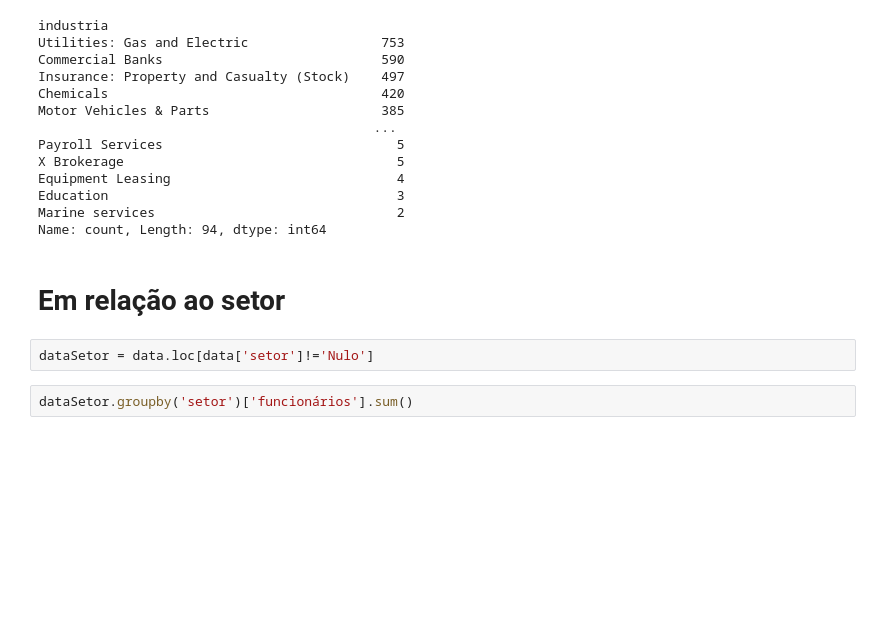
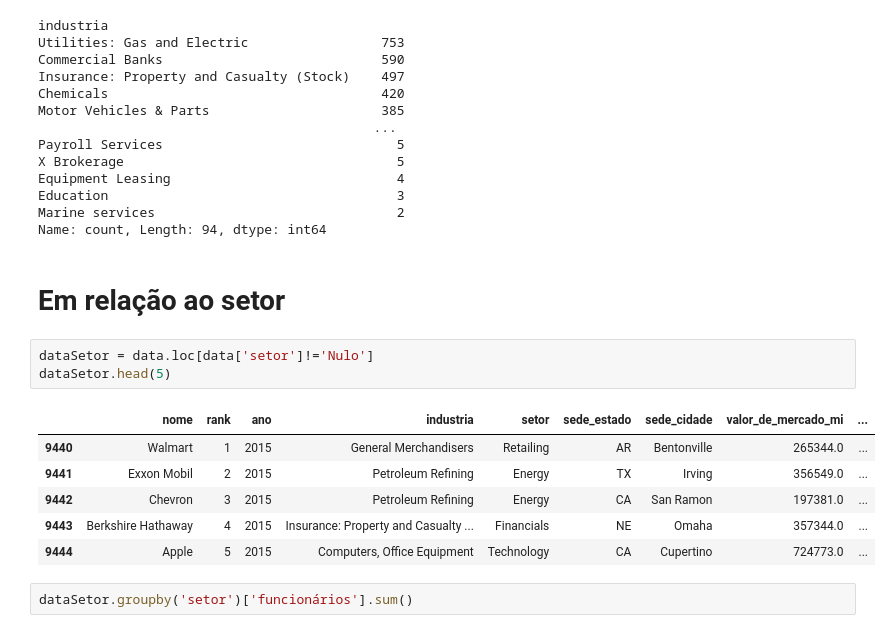
Before and after one commit to kaladabrio2020/AnalisandoFortunas, a Jupyter notebook: Analise.ipynb, the cells around one changed output. Cells and saved outputs as stored; diff of their text form; blank space fills up the shorter version.

Commit message:
data6

```diff
--- a/Analise.ipynb
+++ b/Analise.ipynb
@@ -173,6 +173,14 @@ Name: count, Length: 94, dtype: int64
 # Em relação ao setor
 # %%
 dataSetor = data.loc[data['setor']!='Nulo']
+dataSetor.head(5)
+# %% [output]
+|  | nome | rank | ano | industria | setor | sede_estado | sede_cidade | valor_de_mercado_mi | ... |
+| 9440 | Walmart | 1 | 2015 | General Merchandisers | Retailing | AR | Bentonville | 265344.0 | ... |
+| 9441 | Exxon Mobil | 2 | 2015 | Petroleum Refining | Energy | TX | Irving | 356549.0 | ... |
+| 9442 | Chevron | 3 | 2015 | Petroleum Refining | Energy | CA | San Ramon | 197381.0 | ... |
+| 9443 | Berkshire Hathaway | 4 | 2015 | Insurance: Property and Casualty ... | Financials | NE | Omaha | 357344.0 | ... |
+| 9444 | Apple | 5 | 2015 | Computers, Office Equipment | Technology | CA | Cupertino | 724773.0 | ... |
 # %%
 dataSetor.groupby('setor')['funcionários'].sum()
 # %% [output]
```
Also changed, not shown: parts of 1 cell of this notebook.
